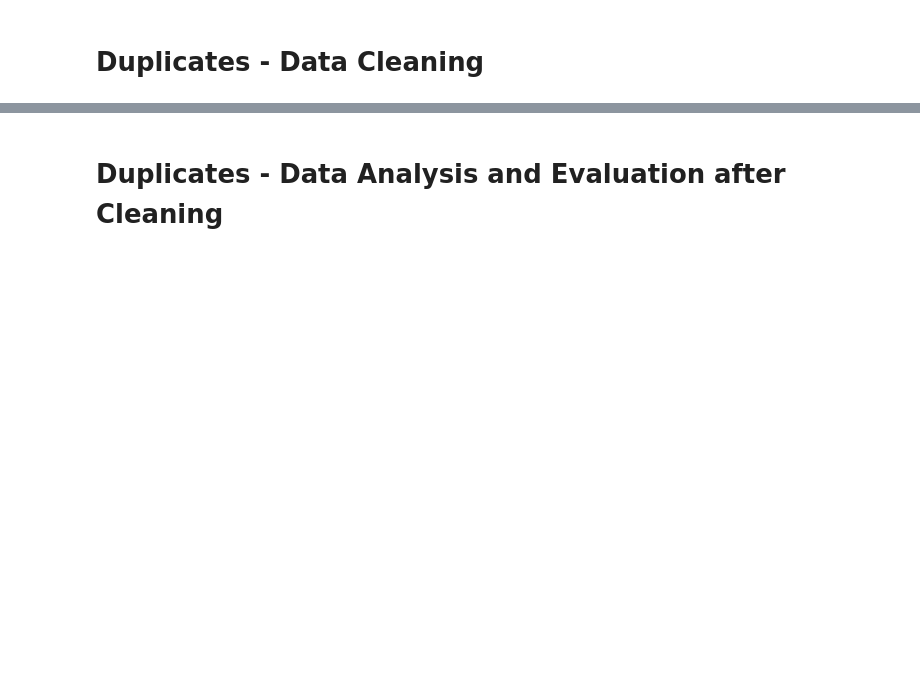
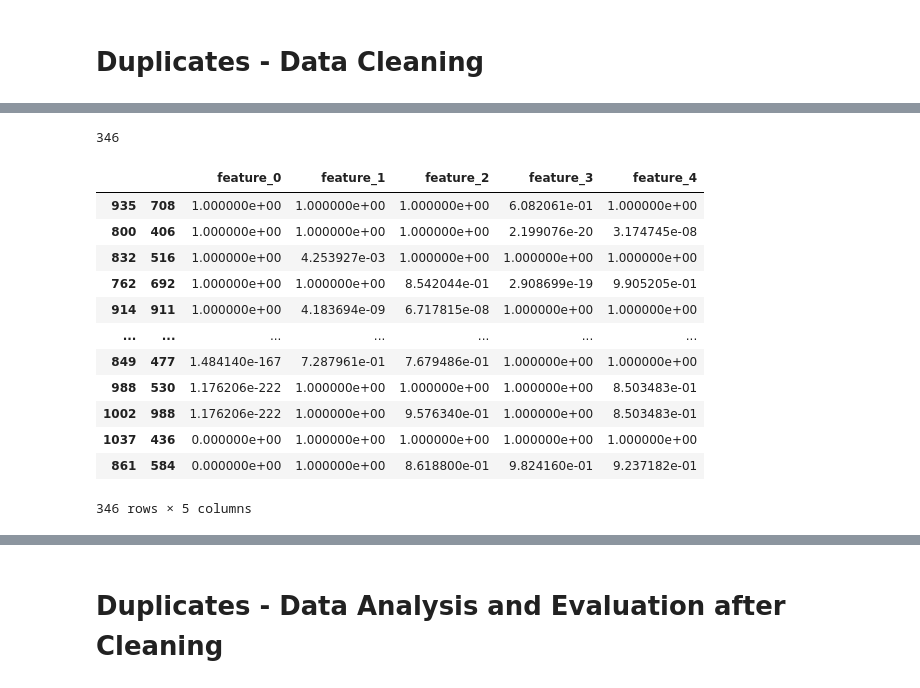
Before and after one commit to LucaGerin/Data_Quality_Project_polimi, a Jupyter notebook: DQProject_Gerin_Galimberti.ipynb, the cells around one changed output, grey strips where cells are left out. Drawn from its saved outputs; the diff is of its cells as text; code cells hidden in the pictures; blank space fills up the shorter version.

Commit message:
Added an example to data cleaning for duplicated values, to extend to all the datasets

```diff
--- a/DQProject_Gerin_Galimberti.ipynb
+++ b/DQProject_Gerin_Galimberti.ipynb
@@ -842,0 +864,8 @@ Training for MLP...
+# %%
+#rename columns
+df_example.rename(columns={0:'feature_0'}, inplace=True)
+df_example.rename(columns={1:'feature_1'}, inplace=True)
+df_example.rename(columns={2:'feature_2'}, inplace=True)
+df_example.rename(columns={3:'feature_3'}, inplace=True)
+df_example.rename(columns={4:'feature_4'}, inplace=True)
+df_example.head(2)
@@ -842,0 +878,8 @@ Training for MLP...
+# %%
+indexer1 = recordlinkage.index.SortedNeighbourhood(
+        left_on='feature_2', window=91
+    )
+
+candidate_links = indexer1.index(df_example)
+print(len(candidate_links))
+candidate_links
@@ -842,0 +907,14 @@ Training for MLP...
+# %%
+compare_c = recordlinkage.Compare()
+
+compare_c.numeric('feature_0','feature_0', method='gauss', offset=0.1, scale=0.1, label='feature_0')
+compare_c.numeric('feature_1','feature_1', method='gauss', offset=0.1, scale=0.1, label='feature_1')
+compare_c.numeric('feature_2','feature_2', method='gauss', offset=0.1, scale=0.1, label='feature_2')
+compare_c.numeric('feature_3','feature_3', method='gauss', offset=0.1, scale=0.1, label='feature_3')
+compare_c.numeric('feature_4','feature_4', method='gauss', offset=0.1, scale=0.1, label='feature_4')
+
+#use a different method IF I USE STRING METHODS I BEFORE NEED TO TRANSFORM IN STRING THE NUMERIC VALUES
+#compare_c.string('feature_0','feature_0', method='jarowinkler', threshold=0.5, label='feature_0_jarowinkler')
+
+features = compare_c.compute(candidate_links, df_example)
+features.head(10)
@@ -842,0 +938,5 @@ Training for MLP...
+# %%
+#sort features putting before the tuples with 'feature_0' = 1
+features = features.sort_values(by=['feature_0'], ascending=False)
+
+features.head(10)
@@ -842,0 +982,20 @@ Training for MLP...
+# %%
+matches = features[features.sum(axis=1) > 3]
+
+print(len(matches))
+matches
+# %% [output]
+346
+|  |  | feature_0 | feature_1 | feature_2 | feature_3 | feature_4 |
+| 935 | 708 | 1.000000e+00 | 1.000000e+00 | 1.000000e+00 | 6.082061e-01 | 1.000000e+00 |
+| 800 | 406 | 1.000000e+00 | 1.000000e+00 | 1.000000e+00 | 2.199076e-20 | 3.174745e-08 |
+| 832 | 516 | 1.000000e+00 | 4.253927e-03 | 1.000000e+00 | 1.000000e+00 | 1.000000e+00 |
+| 762 | 692 | 1.000000e+00 | 1.000000e+00 | 8.542044e-01 | 2.908699e-19 | 9.905205e-01 |
+| 914 | 911 | 1.000000e+00 | 4.183694e-09 | 6.717815e-08 | 1.000000e+00 | 1.000000e+00 |
+| ... | ... | ... | ... | ... | ... | ... |
+| 849 | 477 | 1.484140e-167 | 7.287961e-01 | 7.679486e-01 | 1.000000e+00 | 1.000000e+00 |
+| 988 | 530 | 1.176206e-222 | 1.000000e+00 | 1.000000e+00 | 1.000000e+00 | 8.503483e-01 |
+| 1002 | 988 | 1.176206e-222 | 1.000000e+00 | 9.576340e-01 | 1.000000e+00 | 8.503483e-01 |
+| 1037 | 436 | 0.000000e+00 | 1.000000e+00 | 1.000000e+00 | 1.000000e+00 | 1.000000e+00 |
+| 861 | 584 | 0.000000e+00 | 1.000000e+00 | 8.618800e-01 | 9.824160e-01 | 9.237182e-01 |
+346 rows × 5 columns
```
Also changed, not shown: parts of 36 cells of this notebook.
